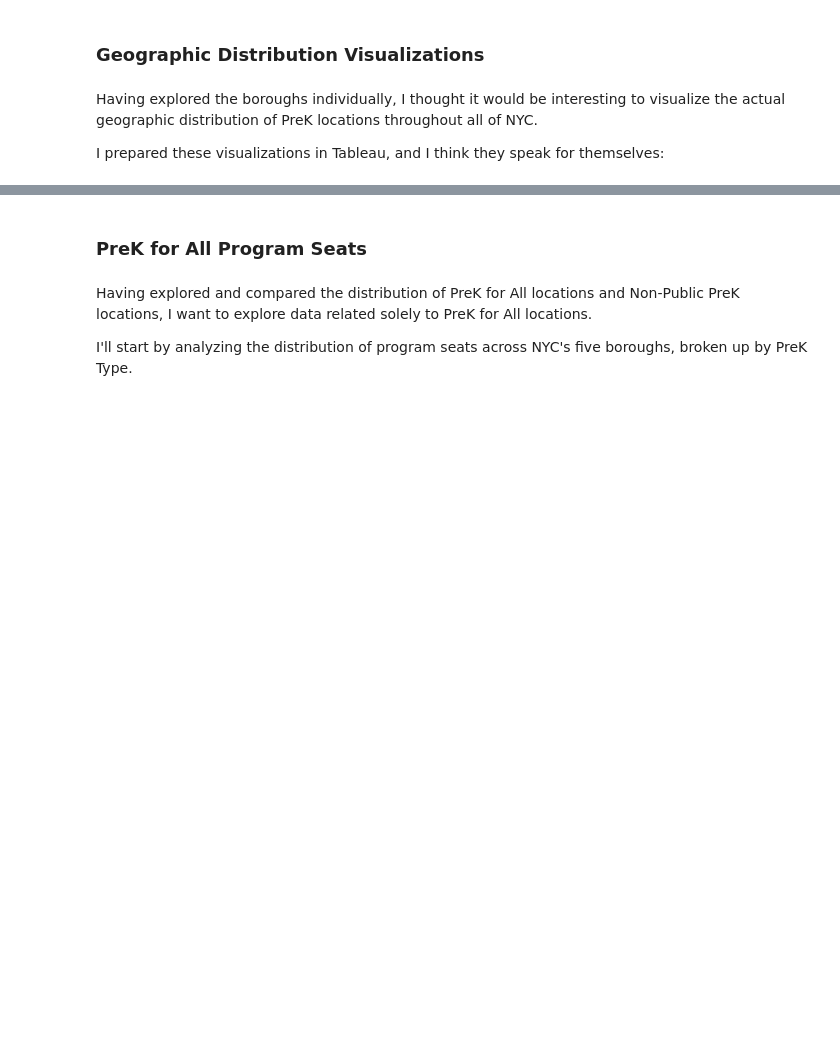
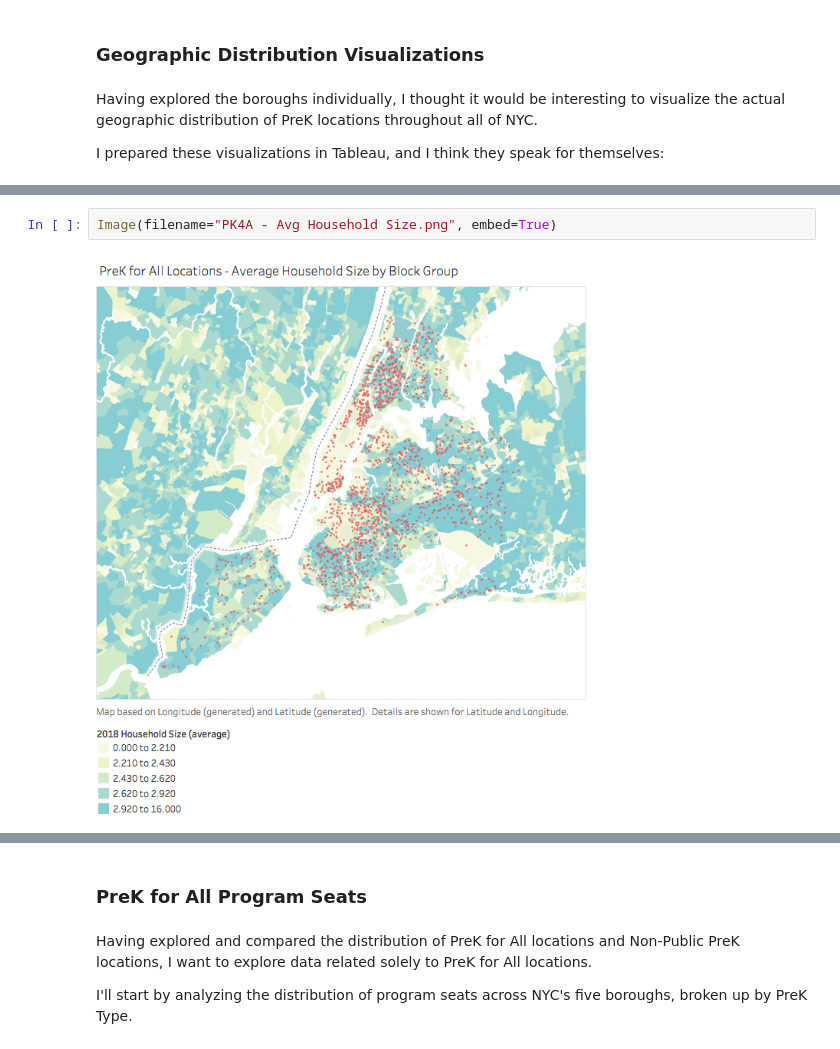
Before and after one commit to gh0st1nch4ins/Pre-Kindergarten, a Jupyter notebook: NYC Pre-Kindergarten Project.ipynb, the cells around one changed output, grey strips where cells are left out. Cells and saved outputs as stored; diff of their text form; blank space fills up the shorter version.

```diff
--- a/NYC Pre-Kindergarten Project.ipynb
+++ b/NYC Pre-Kindergarten Project.ipynb
@@ -1165 +1163,5 @@ I prepared these visualizations in Tableau, and I think they speak for themselve
+# %%
+Image(filename="PK4A - Avg Household Size.png", embed=True)
+# %% [output]
+[figure, added]
 # %% [markdown]
```
Also changed, not shown: parts of 12 cells of this notebook.
